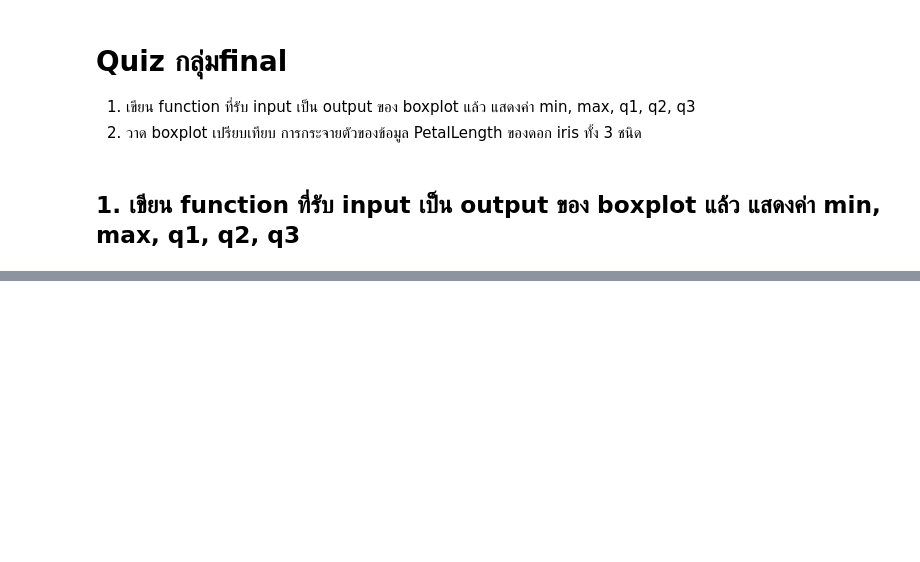
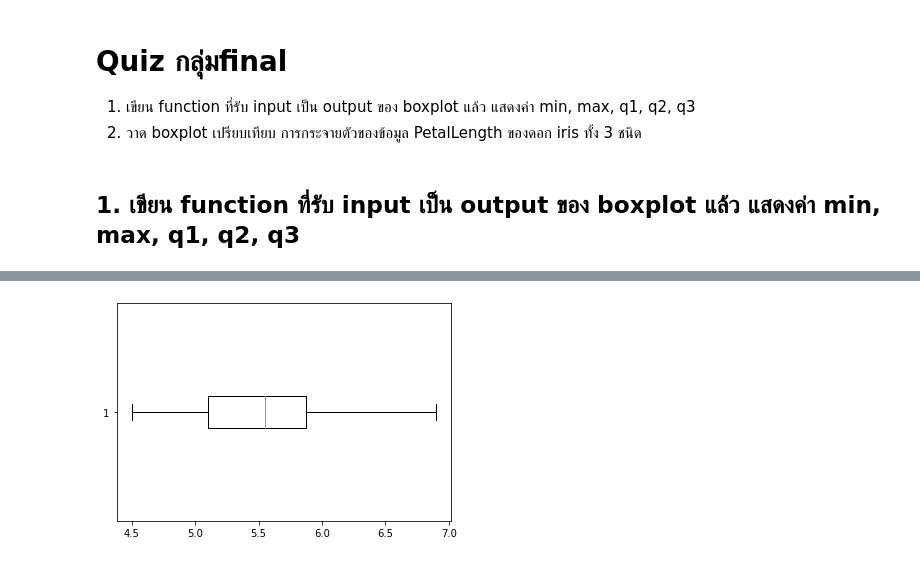
Before and after one commit to siriwat-heart/data_viz_2022, a Jupyter notebook: DataViz02_Data_Distribution.ipynb, the cells around one changed output, grey strips where cells are left out. Drawn from its saved outputs; the diff is of its cells as text; code cells hidden in the pictures; blank space fills up the shorter version.

```diff
--- a/DataViz02_Data_Distribution.ipynb
+++ b/DataViz02_Data_Distribution.ipynb
@@ -316,0 +323,4 @@ ypd_bp = plt.boxplot(df['PetalLength'],vert=False)
+# %%
+virginica_bp = plt.boxplot(df2['PetalLength'][100:],vert=False)
+# %% [output]
+[figure, added]
```
Also changed, not shown: parts of 4 cells of this notebook.
